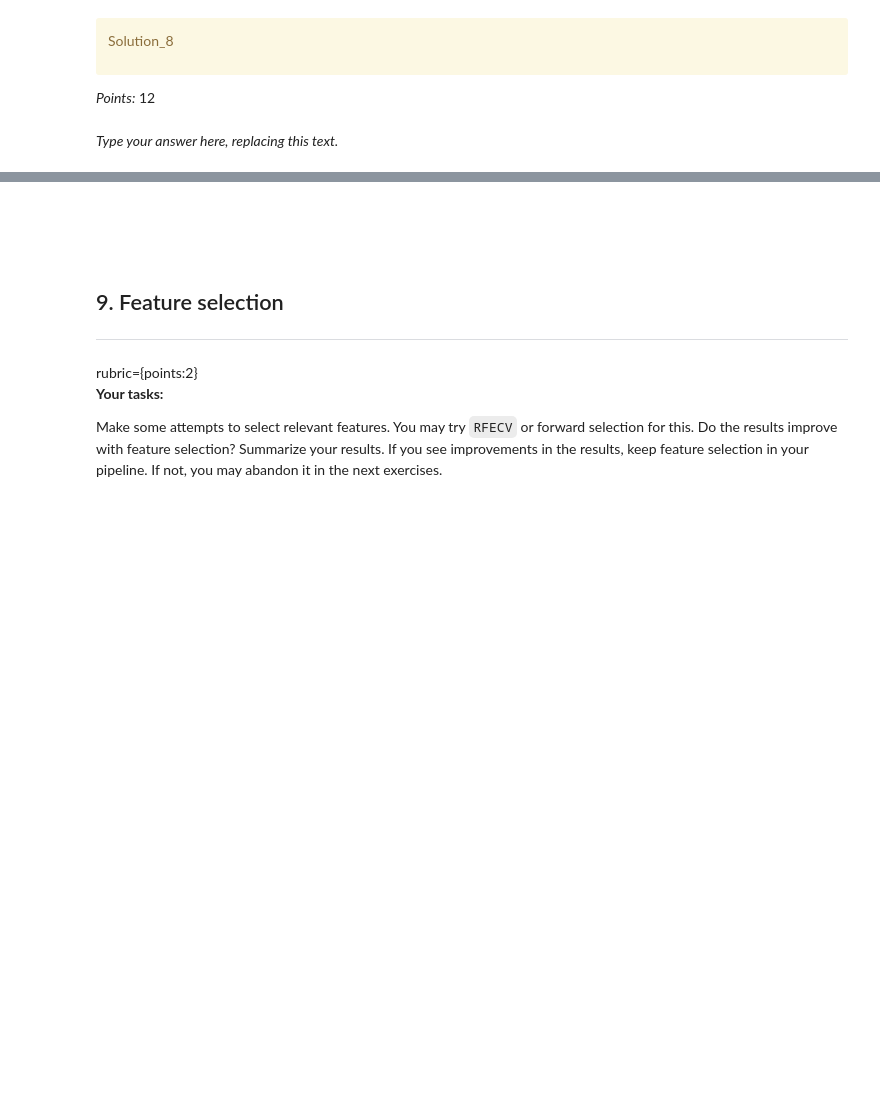
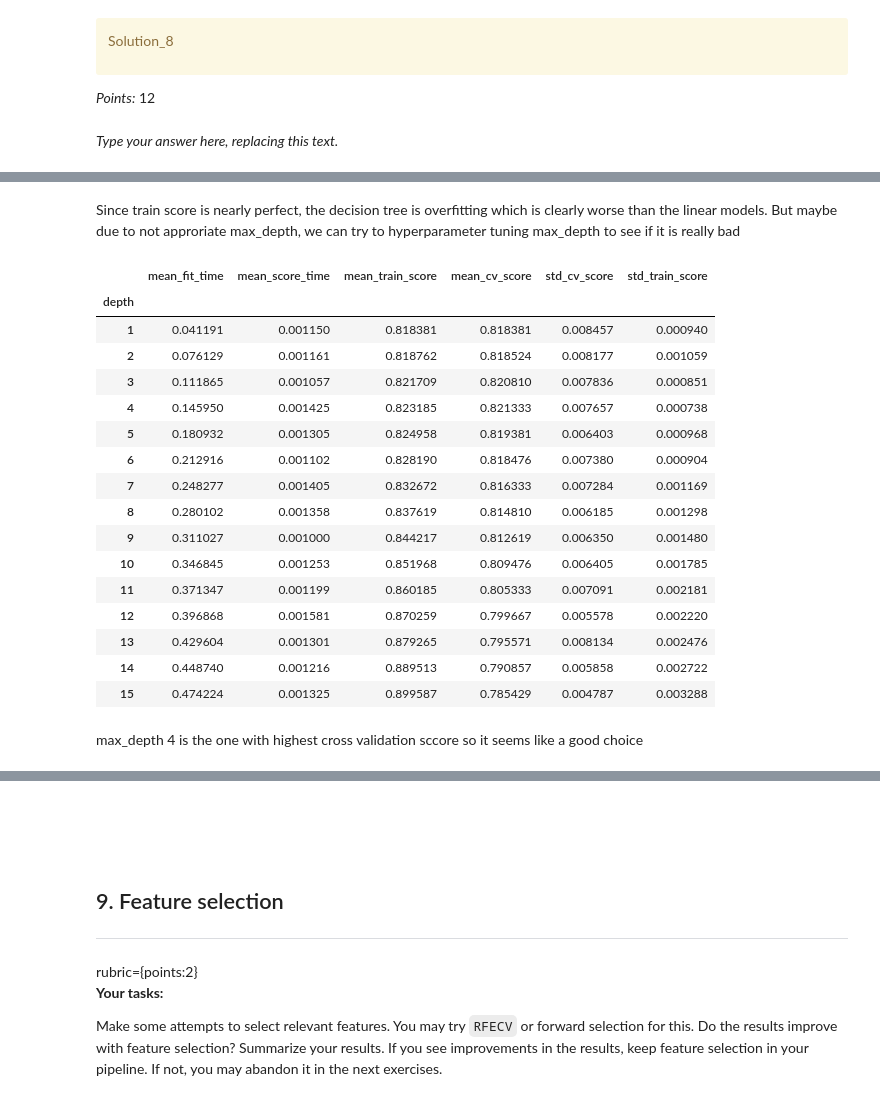
Before and after one commit to Felixxitran/cpsc330_hw5, a Jupyter notebook: hw5.ipynb, the cells around one changed output, grey strips where cells are left out. Saved outputs shown, nothing was run; the diff lists cells and outputs as text; code cells hidden in the pictures; blank space fills up the shorter version.

```diff
--- a/hw5.ipynb
+++ b/hw5.ipynb
@@ -424,0 +654,5 @@ _Type your answer here, replacing this text._
+# %%
+from sklearn.tree import DecisionTreeClassifier
+decision_tree = DecisionTreeClassifier()
+scores = cross_validate(decision_tree, X_train_transformed, y_train, return_train_score=True)
+pd.DataFrame(scores)
@@ -424,0 +666,50 @@ _Type your answer here, replacing this text._
+# %% [markdown]
+Since train score is nearly perfect, the decision tree is overfitting which is clearly worse than the linear models. But maybe due to not approriate max_depth, we can try to hyperparameter tuning max_depth to see if it is really bad
+# %%
+# Adopted from lecture 3
+from sklearn.tree import DecisionTreeClassifier
+results_dict = {
+    "depth": [],
+    "mean_fit_time": [],
+    "mean_score_time": [],
+    "mean_train_score": [],
+    "mean_cv_score": [],
+    "std_cv_score": [],
+    "std_train_score": [],
+}
+param_grid = {"max_depth": np.arange(1, 16)}
+
+for depth in param_grid["max_depth"]:
+    model = DecisionTreeClassifier(max_depth=depth)
+    scores = cross_validate(model, X_train_transformed, y_train, cv=10, return_train_score=True)
+    results_dict["depth"].append(depth)
+    results_dict["mean_fit_time"].append(np.mean(scores["fit_time"]))
+    results_dict["mean_score_time"].append(np.mean(scores["score_time"]))
+    results_dict["mean_cv_score"].append(np.mean(scores["test_score"]))
+    results_dict["mean_train_score"].append(np.mean(scores["train_score"]))
+    results_dict["std_cv_score"].append(scores["test_score"].std())
+    results_dict["std_train_score"].append(scores["train_score"].std())
+
+results_df = pd.DataFrame(results_dict)
+results_df = results_df.set_index("depth")
+results_df
+# %% [output]
+|  | mean_fit_time | mean_score_time | mean_train_score | mean_cv_score | std_cv_score | std_train_score |
+| depth |  |  |  |  |  |  |
+| 1 | 0.041191 | 0.001150 | 0.818381 | 0.818381 | 0.008457 | 0.000940 |
+| 2 | 0.076129 | 0.001161 | 0.818762 | 0.818524 | 0.008177 | 0.001059 |
+| 3 | 0.111865 | 0.001057 | 0.821709 | 0.820810 | 0.007836 | 0.000851 |
+| 4 | 0.145950 | 0.001425 | 0.823185 | 0.821333 | 0.007657 | 0.000738 |
+| 5 | 0.180932 | 0.001305 | 0.824958 | 0.819381 | 0.006403 | 0.000968 |
+| 6 | 0.212916 | 0.001102 | 0.828190 | 0.818476 | 0.007380 | 0.000904 |
+| 7 | 0.248277 | 0.001405 | 0.832672 | 0.816333 | 0.007284 | 0.001169 |
+| 8 | 0.280102 | 0.001358 | 0.837619 | 0.814810 | 0.006185 | 0.001298 |
+| 9 | 0.311027 | 0.001000 | 0.844217 | 0.812619 | 0.006350 | 0.001480 |
+| 10 | 0.346845 | 0.001253 | 0.851968 | 0.809476 | 0.006405 | 0.001785 |
+| 11 | 0.371347 | 0.001199 | 0.860185 | 0.805333 | 0.007091 | 0.002181 |
+| 12 | 0.396868 | 0.001581 | 0.870259 | 0.799667 | 0.005578 | 0.002220 |
+| 13 | 0.429604 | 0.001301 | 0.879265 | 0.795571 | 0.008134 | 0.002476 |
+| 14 | 0.448740 | 0.001216 | 0.889513 | 0.790857 | 0.005858 | 0.002722 |
+| 15 | 0.474224 | 0.001325 | 0.899587 | 0.785429 | 0.004787 | 0.003288 |
+# %% [markdown]
+max_depth 4 is the one with highest cross validation sccore so it seems like a good choice
```
Also changed, not shown: parts of 113 cells of this notebook, 1 other file.
